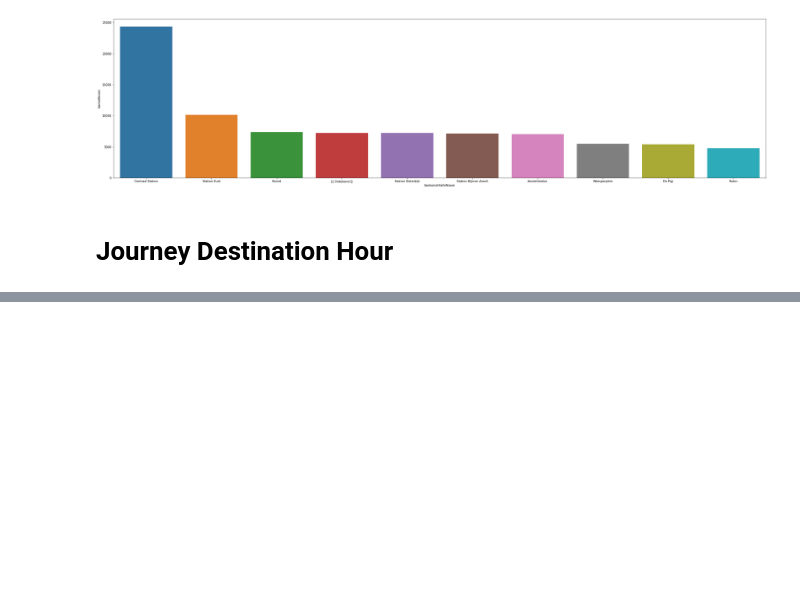
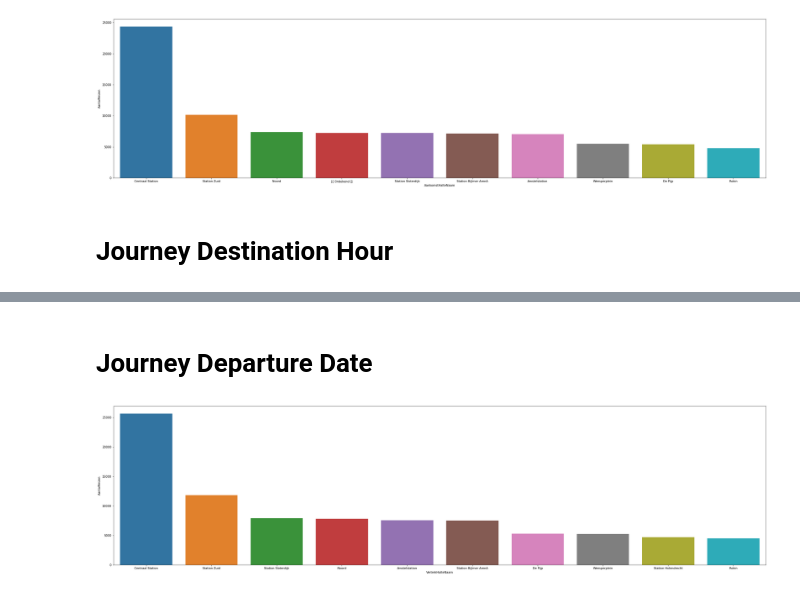
Before and after one commit to lotteph/DSP, a Jupyter notebook: GVBSAM.ipynb, the cells around one changed output, grey strips where cells are left out. Cells and saved outputs as stored; diff of their text form; code cells hidden in the pictures; blank space fills up the shorter version.

```diff
--- a/GVBSAM.ipynb
+++ b/GVBSAM.ipynb
@@ -14,8 +14,8 @@ warnings.filterwarnings("ignore")
 # %%
 Journey_Destination_Date = pd.read_csv("GVB_DATA/2020/10/05/Datalab_Reis_Bestemming_Datum_20201005.csv", sep=";")
 Journey_Destination_Hour = pd.read_csv("GVB_DATA/2020/10/05/Datalab_Reis_Bestemming_Uur_20201005.csv", sep=";")
-Journey_Destination_Departure_Date = pd.read_csv("GVB_DATA/2020/10/05/Datalab_Reis_Herkomst_Datum_20201005.csv", sep=";")
-Journey_Destination_Departure_Hour = pd.read_csv("GVB_DATA/2020/10/05/Datalab_Reis_Herkomst_Uur_20201005.csv", sep=";")
+Journey_Departure_Date = pd.read_csv("GVB_DATA/2020/10/05/Datalab_Reis_Herkomst_Datum_20201005.csv", sep=";")
+Journey_Departure_Hour = pd.read_csv("GVB_DATA/2020/10/05/Datalab_Reis_Herkomst_Uur_20201005.csv", sep=";")
 Ride_Destination_Hour = pd.read_csv("GVB_DATA/2020/10/05/Datalab_Rit_Bestemming_Uur_20201005.csv", sep=";")
 Ride_Departure_Destination_Hour = pd.read_csv("GVB_DATA/2020/10/05/Datalab_Rit_Herkomst_Bestemming_Uur_20201005.csv", sep=";")
 Ride_Departure_Hour = pd.read_csv("GVB_DATA/2020/10/05//Datalab_Rit_Herkomst_Uur_20201005.csv", sep=";")
@@ -143,0 +129,21 @@ array(['1/20/2020 12:00:00 AM', '1/21/2020 12:00:00 AM',
+# %% [markdown]
+# Journey Departure Date
+# %%
+# Drop NaN values and set date to datetime type
+Journey_Destination_Departure_Date_Cleaned = Journey_Departure_Date.dropna()
+Journey_Destination_Departure_Date_Cleaned['Datum'] = pd.to_datetime(Journey_Destination_Departure_Date_Cleaned['Datum'])
+
+# Get journeys per day
+Journeys_Per_Station_Departure_Per_Day = Journey_Destination_Departure_Date_Cleaned.groupby(['Datum', 'VertrekHalteNaam']).agg({'VertrekLat':'mean', 'VertrekLon':'mean','AantalReizen':'sum'})
+
+# Get all departures from 2020-09-21 and sort
+Journeys_2020_09_21 = Journeys_Per_Station_Departure_Per_Day.loc['2020-09-21']
+Journeys_2020_09_21.sort_values(by=['AantalReizen'], ascending=False, inplace=True)
+
+# Drop date index and get top 20 most crowded stations
+Journeys_2020_09_21_plot = Journeys_2020_09_21.droplevel('Datum').reset_index()[:10]
+
+plt.figure(figsize=(40,10))
+sns.barplot(x="VertrekHalteNaam", y="AantalReizen", data=Journeys_2020_09_21_plot);
+# %% [output]
+[figure, added]
```
Also changed, not shown: parts of 14 cells of this notebook.
